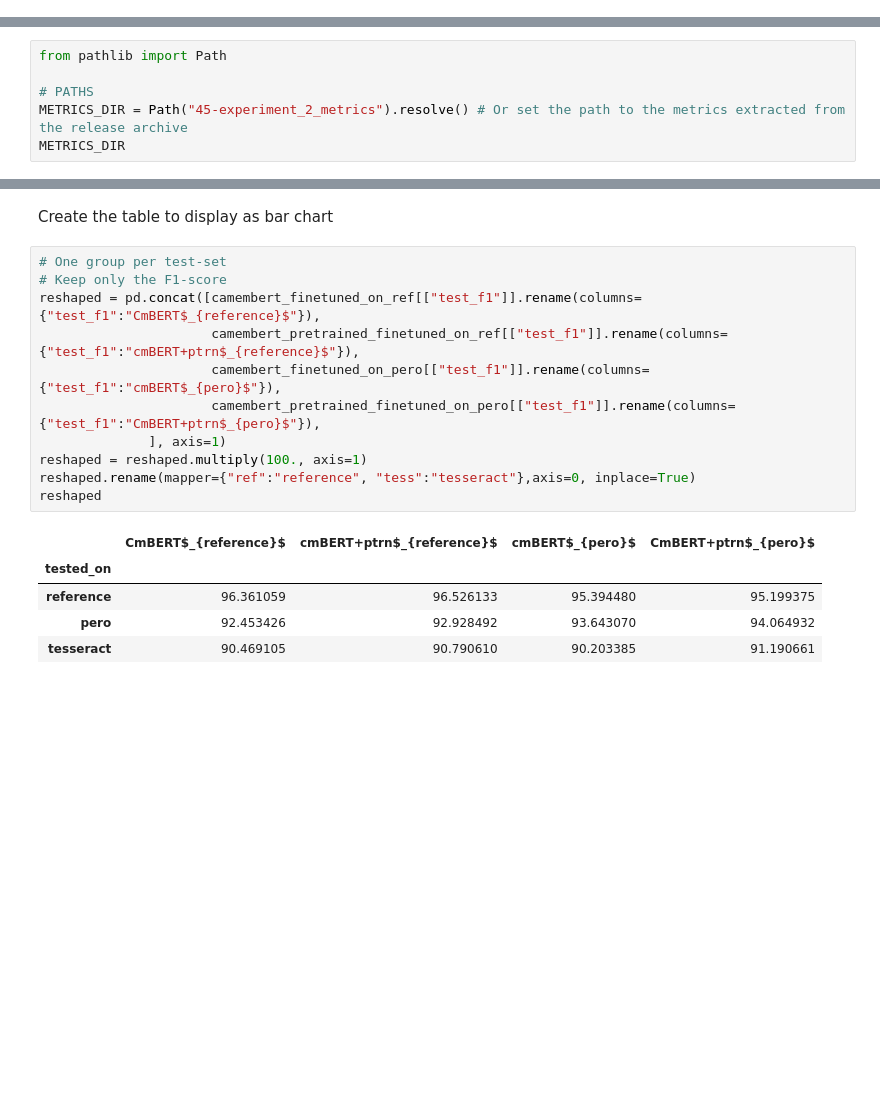
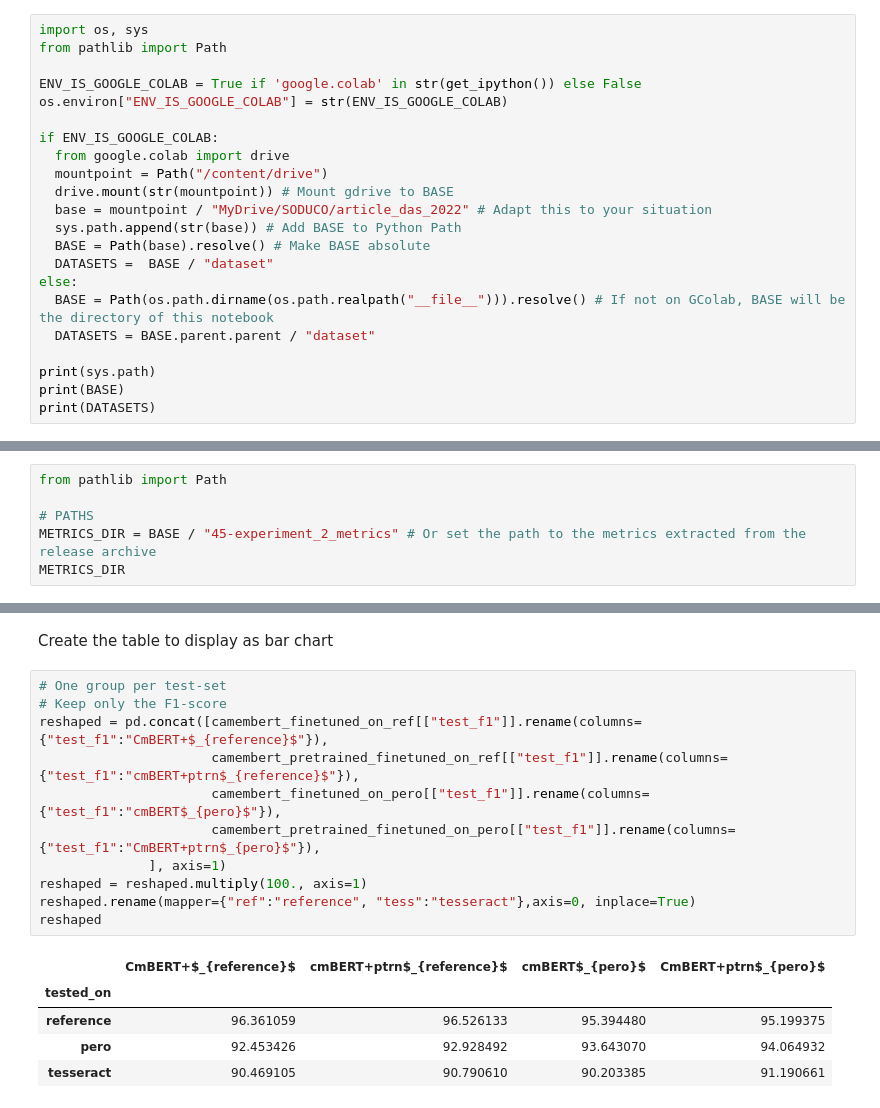
Before and after one commit to soduco/paper-ner-bench-das22, a Jupyter notebook: src/ner/50-experiment_2_figures.ipynb, the cells around one changed output, grey strips where cells are left out. Drawn from its saved outputs; the diff is of its cells as text; blank space fills up the shorter version.

Commit message:
cleaned notebooks

```diff
--- a/src/ner/50-experiment_2_figures.ipynb
+++ b/src/ner/50-experiment_2_figures.ipynb
@@ -2,0 +1,22 @@
+# %%
+import os, sys
+from pathlib import Path
+
+ENV_IS_GOOGLE_COLAB = True if 'google.colab' in str(get_ipython()) else False
+os.environ["ENV_IS_GOOGLE_COLAB"] = str(ENV_IS_GOOGLE_COLAB)
+
+if ENV_IS_GOOGLE_COLAB:
+  from google.colab import drive
+  mountpoint = Path("/content/drive")
+  drive.mount(str(mountpoint)) # Mount gdrive to BASE
+  base = mountpoint / "MyDrive/SODUCO/article_das_2022" # Adapt this to your situation
+  sys.path.append(str(base)) # Add BASE to Python Path
+  BASE = Path(base).resolve() # Make BASE absolute
+  DATASETS =  BASE / "dataset"
+else:
+  BASE = Path(os.path.dirname(os.path.realpath("__file__"))).resolve() # If not on GColab, BASE will be the directory of this notebook
+  DATASETS = BASE.parent.parent / "dataset"
+
+print(sys.path)
+print(BASE)
+print(DATASETS)
@@ -4,6 +26,6 @@
 from pathlib import Path
 
 # PATHS
-METRICS_DIR = Path("45-experiment_2_metrics").resolve() # Or set the path to the metrics extracted from the release archive
+METRICS_DIR = BASE / "45-experiment_2_metrics" # Or set the path to the metrics extracted from the release archive
 METRICS_DIR
 # %% [output]
@@ -38,16 +59,16 @@ Create the table to display as bar chart
 # %%
 # One group per test-set
 # Keep only the F1-score
-reshaped = pd.concat([camembert_finetuned_on_ref[["test_f1"]].rename(columns={"test_f1":"CmBERT$_{reference}$"}),
+reshaped = pd.concat([camembert_finetuned_on_ref[["test_f1"]].rename(columns={"test_f1":"CmBERT+$_{reference}$"}),
                       camembert_pretrained_finetuned_on_ref[["test_f1"]].rename(columns={"test_f1":"cmBERT+ptrn$_{reference}$"}),
                       camembert_finetuned_on_pero[["test_f1"]].rename(columns={"test_f1":"cmBERT$_{pero}$"}),
                       camembert_pretrained_finetuned_on_pero[["test_f1"]].rename(columns={"test_f1":"CmBERT+ptrn$_{pero}$"}),
               ], axis=1)
 reshaped = reshaped.multiply(100., axis=1)
 reshaped.rename(mapper={"ref":"reference", "tess":"tesseract"},axis=0, inplace=True)
 reshaped
 # %% [output]
-|  | CmBERT$_{reference}$ | cmBERT+ptrn$_{reference}$ | cmBERT$_{pero}$ | CmBERT+ptrn$_{pero}$ |
+|  | CmBERT+$_{reference}$ | cmBERT+ptrn$_{reference}$ | cmBERT$_{pero}$ | CmBERT+ptrn$_{pero}$ |
 | tested_on |  |  |  |  |
 | reference | 96.361059 | 96.526133 | 95.394480 | 95.199375 |
 | pero | 92.453426 | 92.928492 | 93.643070 | 94.064932 |
```
Also changed, not shown: parts of 7 cells of this notebook, 6 other files.
